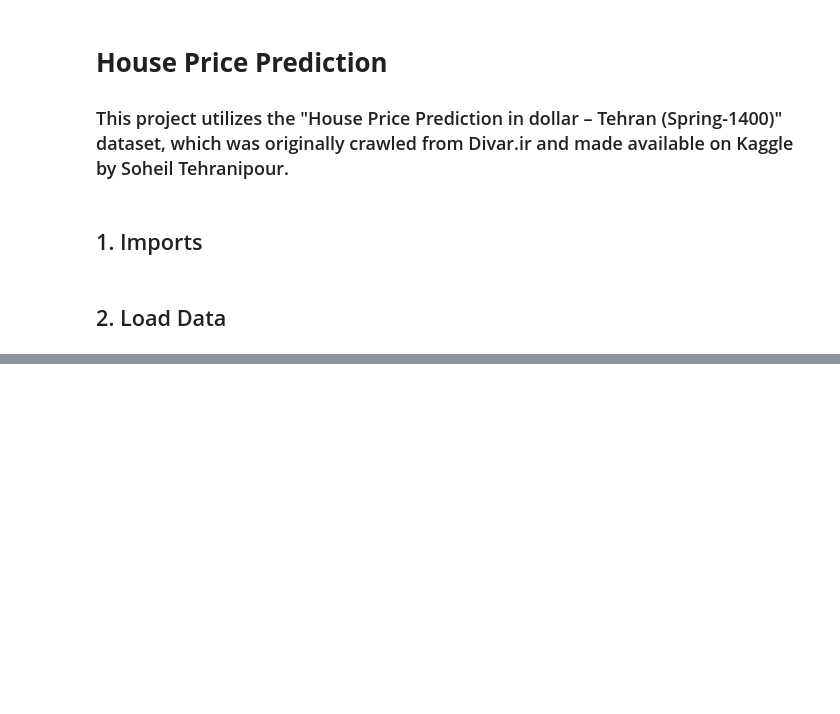
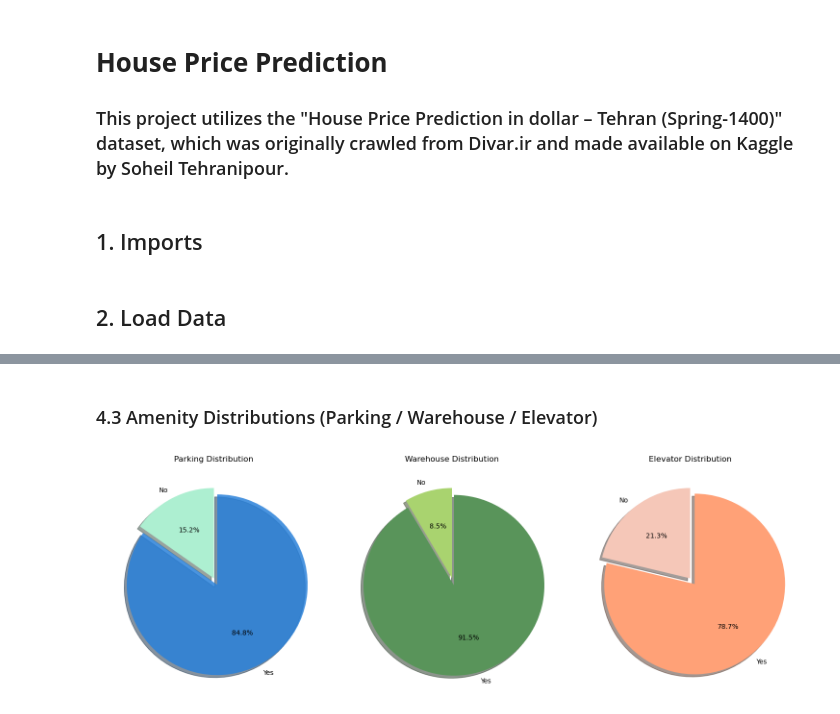
Before and after one commit to Reza-Zng/House-Price-Prediction, a Jupyter notebook: House_Price_Predict/src/model.ipynb, the cells around one changed output, grey strips where cells are left out. Cells and saved outputs as stored; diff of their text form; code cells hidden in the pictures; blank space fills up the shorter version.

```diff
--- a/House_Price_Predict/src/model.ipynb
+++ b/House_Price_Predict/src/model.ipynb
@@ -29,0 +146,16 @@ warnings.filterwarnings('ignore')
+# %% [markdown]
+### 4.3 Amenity Distributions (Parking / Warehouse / Elevator)
+# %%
+colors_list = [['#ADEFD1FF',"#2981DAD8"], ["#A9D36FFF","#59945A"], ['#F5C7B8FF','#FFA177FF']]
+fig, axes = plt.subplots(1, 3, figsize=(15, 5))
+
+for ax, col, colors in zip(axes, bool_cols, colors_list):
+    counts = df[col].value_counts().sort_index()
+    ax.pie(counts, labels=['No','Yes'], colors=colors,
+           autopct='%1.1f%%', startangle=90, shadow=True, explode=[0, 0.08])
+    ax.set_title(f'{col} Distribution')
+
+plt.tight_layout()
+plt.show()
+# %% [output]
+[figure, added]
```
Also changed, not shown: parts of 50 cells of this notebook, 5 other files.
